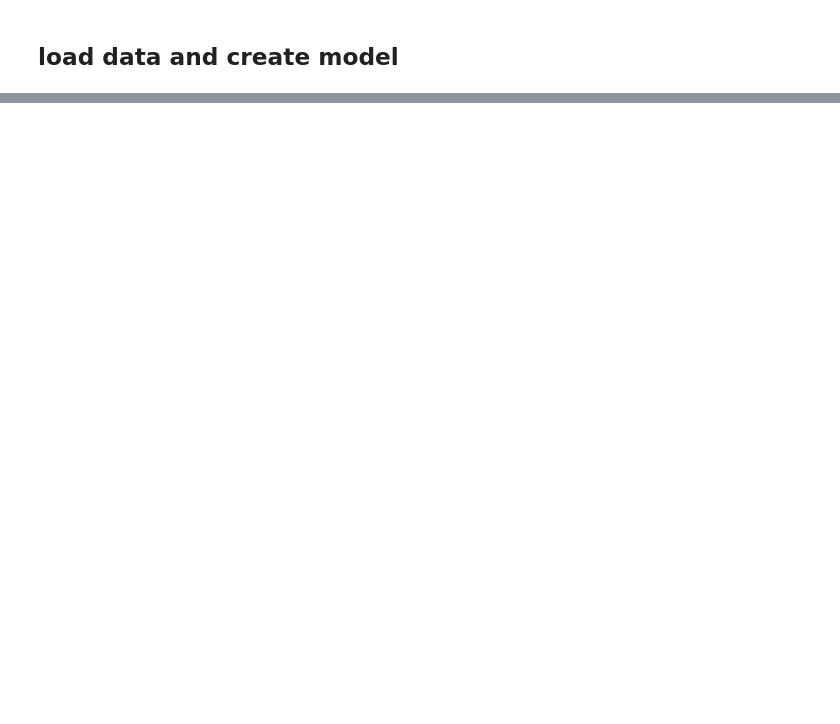
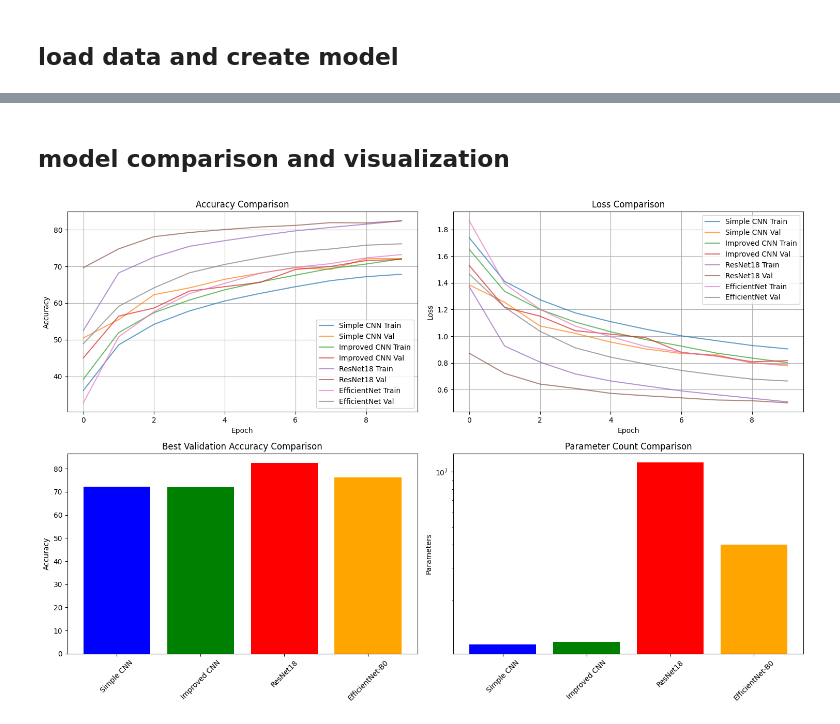
Before and after one commit to ruskaruma/microvision, a Jupyter notebook: notebooks/02_model_training.ipynb, the cells around one changed output, grey strips where cells are left out. Drawn from its saved outputs; the diff is of its cells as text; code cells hidden in the pictures; blank space fills up the shorter version.

Commit message:
Update training notebook and add quick training script

```diff
--- a/notebooks/02_model_training.ipynb
+++ b/notebooks/02_model_training.ipynb
@@ -263,0 +358,11 @@ improvement: 0.7100
+# %%
+print("Creating EfficientNet-B0...")
+efficient_model = create_model('efficientnet_b0', config).to(config.device)
+print(f"Model: {efficient_model.__class__.__name__}")
+print(f"Parameters: {sum(p.numel() for p in efficient_model.parameters()):,}")
+print("Training EfficientNet-B0...")
+efficient_trainer = Trainer(efficient_model, config)
+efficient_history = efficient_trainer.fit(train_loader, val_loader)
+print(f"EfficientNet-B0 - Best validation accuracy: {max(efficient_history['val_acc']):.4f}")
+print(f"EfficientNet-B0 - Final training accuracy: {efficient_history['train_acc'][-1]:.4f}")
+print(f"EfficientNet-B0 - Final validation accuracy: {efficient_history['val_acc'][-1]:.4f}")
@@ -263,0 +444,68 @@ improvement: 0.7100
+# %% [markdown]
+## model comparison and visualization
+# %%
+#will be comparing all the models here
+fig, axes = plt.subplots(2, 2, figsize=(15, 10))
+
+#accuracy
+axes[0,0].plot(simple_history['train_acc'], label='Simple CNN Train', alpha=0.7)
+axes[0,0].plot(simple_history['val_acc'], label='Simple CNN Val', alpha=0.7)
+axes[0,0].plot(improved_history['train_acc'], label='Improved CNN Train', alpha=0.7)
+axes[0,0].plot(improved_history['val_acc'], label='Improved CNN Val', alpha=0.7)
+axes[0,0].plot(resnet_history['train_acc'], label='ResNet18 Train', alpha=0.7)
+axes[0,0].plot(resnet_history['val_acc'], label='ResNet18 Val', alpha=0.7)
+axes[0,0].plot(efficient_history['train_acc'], label='EfficientNet Train', alpha=0.7)
+axes[0,0].plot(efficient_history['val_acc'], label='EfficientNet Val', alpha=0.7)
+axes[0,0].set_title('Accuracy Comparison')
+axes[0,0].set_xlabel('Epoch')
+axes[0,0].set_ylabel('Accuracy')
+axes[0,0].legend()
+axes[0,0].grid(True)
+
+#loss
+axes[0,1].plot(simple_history['train_loss'], label='Simple CNN Train', alpha=0.7)
+axes[0,1].plot(simple_history['val_loss'], label='Simple CNN Val', alpha=0.7)
+axes[0,1].plot(improved_history['train_loss'], label='Improved CNN Train', alpha=0.7)
+axes[0,1].plot(improved_history['val_loss'], label='Improved CNN Val', alpha=0.7)
+axes[0,1].plot(resnet_history['train_loss'], label='ResNet18 Train', alpha=0.7)
+axes[0,1].plot(resnet_history['val_loss'], label='ResNet18 Val', alpha=0.7)
+axes[0,1].plot(efficient_history['train_loss'], label='EfficientNet Train', alpha=0.7)
+axes[0,1].plot(efficient_history['val_loss'], label='EfficientNet Val', alpha=0.7)
+axes[0,1].set_title('Loss Comparison')
+axes[0,1].set_xlabel('Epoch')
+axes[0,1].set_ylabel('Loss')
+axes[0,1].legend()
+axes[0,1].grid(True)
+
+#final accuracy
+models = ['Simple CNN', 'Improved CNN', 'ResNet18', 'EfficientNet-B0']
+best_accs = [
+    max(simple_history['val_acc']),
+    max(improved_history['val_acc']),
+    max(resnet_history['val_acc']),
+    max(efficient_history['val_acc'])
+]
+
+axes[1,0].bar(models, best_accs, color=['blue', 'green', 'red', 'orange'])
+axes[1,0].set_title('Best Validation Accuracy Comparison')
+axes[1,0].set_ylabel('Accuracy')
+axes[1,0].tick_params(axis='x', rotation=45)
+
+#parameter count comparision
+param_counts = [
+    sum(p.numel() for p in simple_model.parameters()),
+    sum(p.numel() for p in improved_model.parameters()),
+    sum(p.numel() for p in resnet_model.parameters()),
+    sum(p.numel() for p in efficient_model.parameters())
+]
+
+axes[1,1].bar(models, param_counts, color=['blue', 'green', 'red', 'orange'])
+axes[1,1].set_title('Parameter Count Comparison')
+axes[1,1].set_ylabel('Parameters')
+axes[1,1].tick_params(axis='x', rotation=45)
+axes[1,1].set_yscale('log')
+
+plt.tight_layout()
+plt.show()
+# %% [output]
+[figure, added]
```
Also changed, not shown: parts of 25 cells of this notebook, 1 other file.
